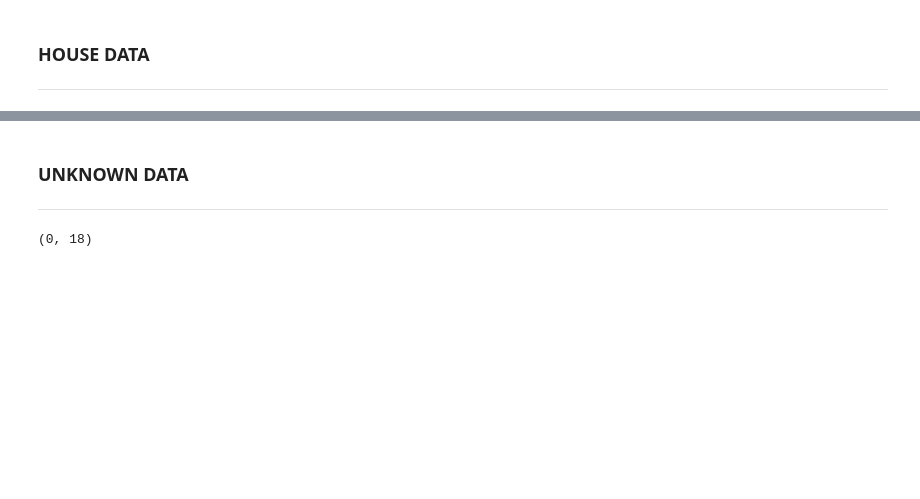
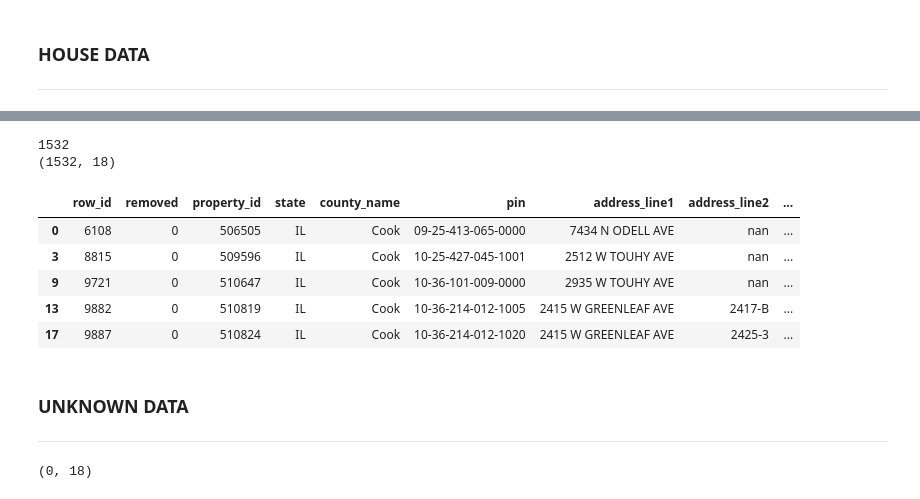
Before and after one commit to Sardhendu/PropertyClassification, a Jupyter notebook: data_loader-Aerial.ipynb, the cells around one changed output, grey strips where cells are left out. Cells and saved outputs as stored; diff of their text form; code cells hidden in the pictures; blank space fills up the shorter version.

```diff
--- a/data_loader-Aerial.ipynb
+++ b/data_loader-Aerial.ipynb
@@ -175,3 +170,20 @@ house_data.head(3)
+# %%
+# We select appx 1500 house out of all the records to balance it with land count
+random_records = np.random.randint(8909, size=1700)
+random_records = np.unique(random_records)
+print(len(random_records))
+house_data = house_data.reset_index().drop('index', axis=1).loc[random_records,:]
+print (house_data.shape)
+house_data.head()
+# %% [output]
+1532
+(1532, 18)
+|  | row_id | removed | property_id | state | county_name | pin | address_line1 | address_line2 | ... |
+| 0 | 6108 | 0 | 506505 | IL | Cook | 09-25-413-065-0000 | 7434 N ODELL AVE | nan | ... |
+| 3 | 8815 | 0 | 509596 | IL | Cook | 10-25-427-045-1001 | 2512 W TOUHY AVE | nan | ... |
+| 9 | 9721 | 0 | 510647 | IL | Cook | 10-36-101-009-0000 | 2935 W TOUHY AVE | nan | ... |
+| 13 | 9882 | 0 | 510819 | IL | Cook | 10-36-214-012-1005 | 2415 W GREENLEAF AVE | 2417-B | ... |
+| 17 | 9887 | 0 | 510824 | IL | Cook | 10-36-214-012-1020 | 2415 W GREENLEAF AVE | 2425-3 | ... |
 # %% [markdown]
 ### UNKNOWN DATA
 -------------
```
Also changed, not shown: parts of 7 cells of this notebook, 8 other files.
